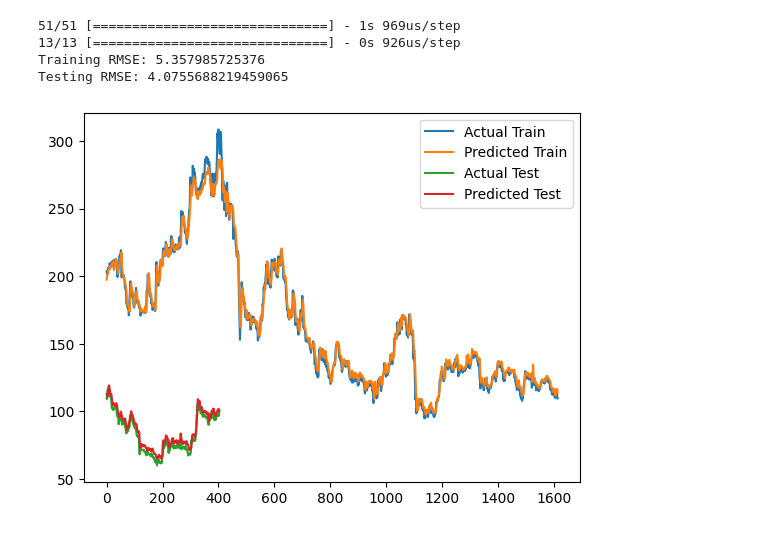
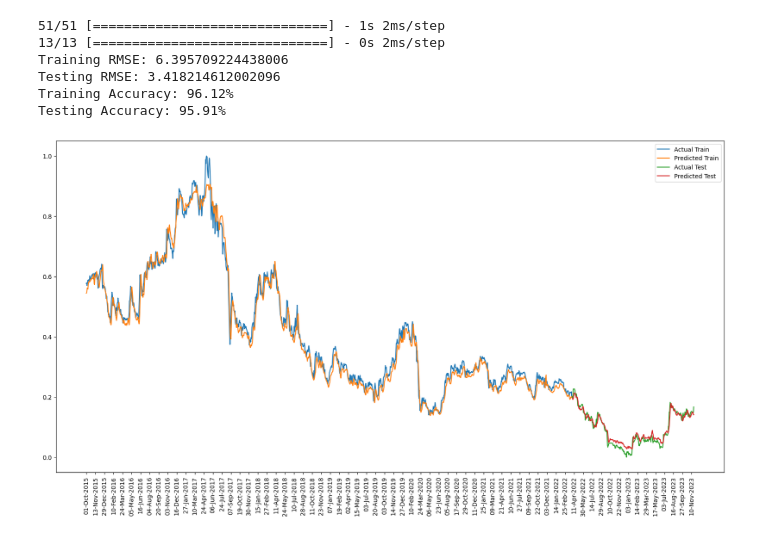
Before and after one commit to ZainUlMustafa/Stock-Prediction-using-News-Info-Sentiment, a Jupyter notebook: training.ipynb, the cells around one changed output. Cells and saved outputs as stored; diff of their text form; code cells hidden in the pictures.

Commit message:
training better

```diff
--- a/training.ipynb
+++ b/training.ipynb
@@ -49,13 +68,8 @@ testX = np.reshape(testX, (testX.shape[0], lookBack, testX.shape[2]))
 # %%
 batchSize = 1
-epoch = 10
-neurons = 50
-dropout = 0.2
-
-# model = Sequential()
-# model.add(LSTM(50, input_shape=(lookBack, features.shape[1])))
-# model.add(Dense(1))
-# model.compile(loss='mean_squared_error', optimizer='adam')
+epoch = 20
+neurons = 100
+dropout = 0.6
 
 model = Sequential()
 model.add(LSTM(neurons, return_sequences=True, activation='tanh', input_shape=(lookBack, features.shape[1])))
@@ -97,30 +108,49 @@ Epoch 10/10
 # %%
 # Make predictions
 trainPredict = model.predict(trainX)
 testPredict = model.predict(testX)
 
 # Invert predictions to original scale
-trainPredict = scalerTarget.inverse_transform(trainPredict)
-trainY = scalerTarget.inverse_transform(np.reshape(trainY, (trainY.shape[0], 1)))
-testPredict = scalerTarget.inverse_transform(testPredict)
-testY = scalerTarget.inverse_transform(np.reshape(testY, (testY.shape[0], 1)))
+trainPredictInv = scalerTarget.inverse_transform(trainPredict)
+trainYInv = scalerTarget.inverse_transform(np.reshape(trainY, (trainY.shape[0], 1)))
+testPredictInv = scalerTarget.inverse_transform(testPredict)
+testYInv = scalerTarget.inverse_transform(np.reshape(testY, (testY.shape[0], 1)))
 
 # Calculate root mean squared error
-trainScore = np.sqrt(mean_squared_error(trainY[:, 0], trainPredict[:, 0]))
+trainScore = np.sqrt(mean_squared_error(trainYInv[:, 0], trainPredictInv[:, 0]))
 print(f'Training RMSE: {trainScore}')
-testScore = np.sqrt(mean_squared_error(testY[:, 0], testPredict[:, 0]))
+testScore = np.sqrt(mean_squared_error(testYInv[:, 0], testPredictInv[:, 0]))
 print(f'Testing RMSE: {testScore}')
 
-# Plot the results
-plt.plot(trainY, label='Actual Train')
-plt.plot(trainPredict, label='Predicted Train')
-plt.plot(testY, label='Actual Test')
-plt.plot(testPredict, label='Predicted Test')
+# Calculate percentage of accuracy
+trainAccuracy = 100 - (trainScore / np.mean(trainYInv) * 100)
+testAccuracy = 100 - (testScore / np.mean(testYInv) * 100)
+
+print(f'Training Accuracy: {trainAccuracy:.2f}%')
+print(f'Testing Accuracy: {testAccuracy:.2f}%')
+
+dates = df['Date'].values
+sampleInterval = 30
+sampledDates = dates[::sampleInterval]
+
+# Plot the results with dates on the x-axis
+plt.figure(figsize=(20, 10))
+plt.plot(dates[:len(trainY)], trainY, label='Actual Train')
+plt.plot(dates[:len(trainPredict)], trainPredict, label='Predicted Train')
+plt.plot(dates[len(trainY):len(trainY) + len(testY)], testY, label='Actual Test')
+plt.plot(dates[len(trainPredict):len(trainPredict) + len(testPredict)], testPredict, label='Predicted Test')
+
+# Rotate x-axis labels for better readability (optional)
+plt.xticks(sampledDates, rotation=90)
+
+# Show legend and plot
 plt.legend()
 plt.show()
 # %% [output]
-51/51 [==============================] - 1s 969us/step
-13/13 [==============================] - 0s 926us/step
-Training RMSE: 5.357985725376
-Testing RMSE: 4.0755688219459065
+51/51 [==============================] - 1s 2ms/step
+13/13 [==============================] - 0s 2ms/step
+Training RMSE: 6.395709224438006
+Testing RMSE: 3.418214612002096
+Training Accuracy: 96.12%
+Testing Accuracy: 95.91%
-[figure, old version]
+[figure, new version]
```
Also changed, not shown: parts of 2 cells of this notebook, 1 other file.
